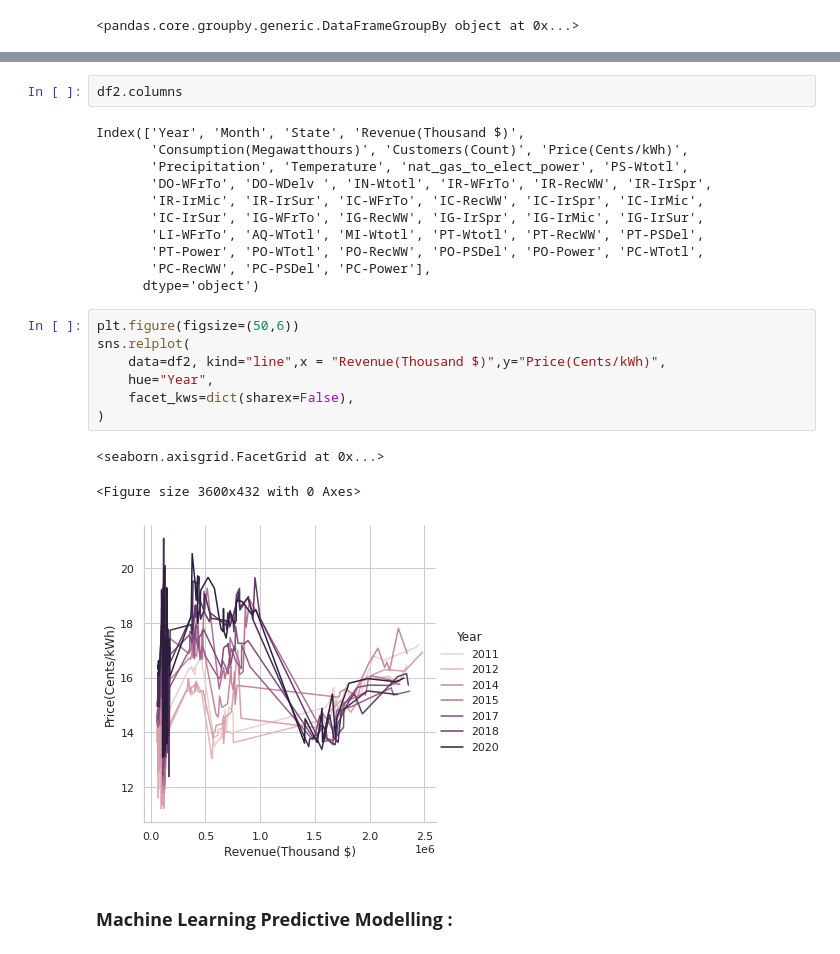
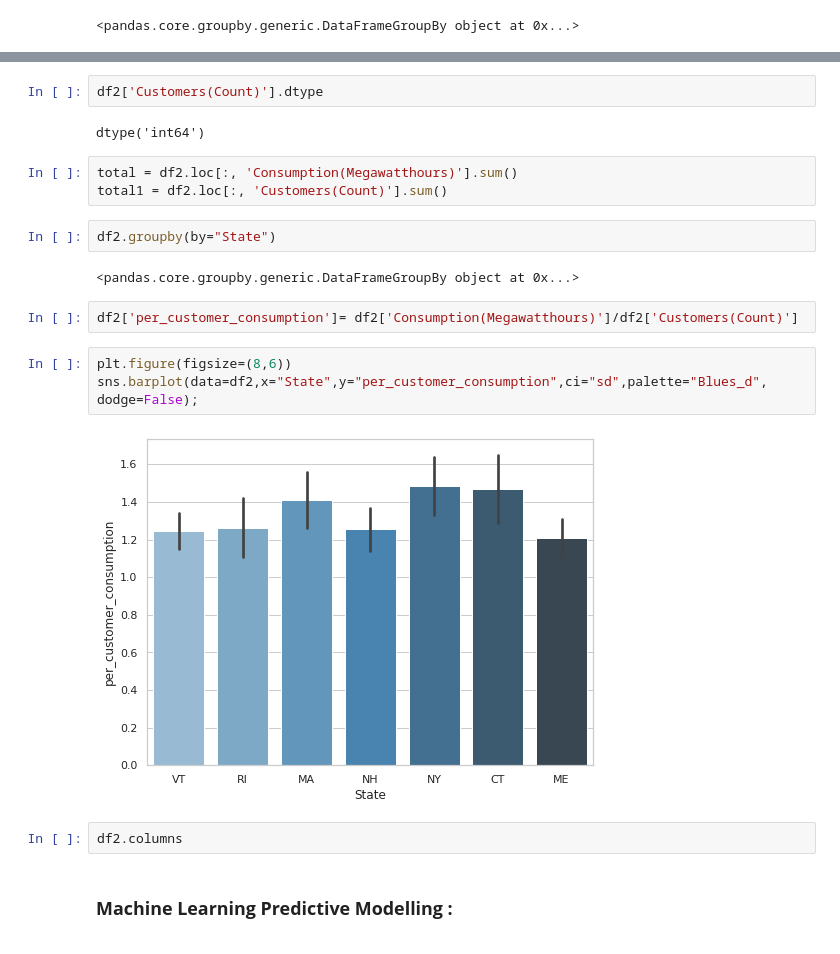
Before and after one commit to chinarbu/BU_NIDIS_TeamA1_Capstone, a Jupyter notebook: NIDIS_Energy_TeamA1.ipynb, the cells around one changed output, grey strips where cells are left out. Drawn from its saved outputs; the diff is of its cells as text.

```diff
--- a/NIDIS_Energy_TeamA1.ipynb
+++ b/NIDIS_Energy_TeamA1.ipynb
@@ -286,27 +206,23 @@ fig.show()
+# %%
+df2['Customers(Count)'].dtype
+# %% [output]
+dtype('int64')
+# %%
+total = df2.loc[:, 'Consumption(Megawatthours)'].sum()
+total1 = df2.loc[:, 'Customers(Count)'].sum()
+# %%
+df2.groupby(by="State")
+# %% [output]
+<pandas.core.groupby.generic.DataFrameGroupBy object at 0x...>
+# %%
+df2['per_customer_consumption']= df2['Consumption(Megawatthours)']/df2['Customers(Count)']
+# %%
+plt.figure(figsize=(8,6))
+sns.barplot(data=df2,x="State",y="per_customer_consumption",ci="sd",palette="Blues_d", dodge=False);
+# %% [output]
+[figure, added]
 # %%
 df2.columns
-# %% [output]
-Index(['Year', 'Month', 'State', 'Revenue(Thousand $)',
-       'Consumption(Megawatthours)', 'Customers(Count)', 'Price(Cents/kWh)',
-       'Precipitation', 'Temperature', 'nat_gas_to_elect_power', 'PS-Wtotl',
-       'DO-WFrTo', 'DO-WDelv ', 'IN-Wtotl', 'IR-WFrTo', 'IR-RecWW', 'IR-IrSpr',
-       'IR-IrMic', 'IR-IrSur', 'IC-WFrTo', 'IC-RecWW', 'IC-IrSpr', 'IC-IrMic',
-       'IC-IrSur', 'IG-WFrTo', 'IG-RecWW', 'IG-IrSpr', 'IG-IrMic', 'IG-IrSur',
-       'LI-WFrTo', 'AQ-WTotl', 'MI-Wtotl', 'PT-Wtotl', 'PT-RecWW', 'PT-PSDel',
-       'PT-Power', 'PO-WTotl', 'PO-RecWW', 'PO-PSDel', 'PO-Power', 'PC-WTotl',
-       'PC-RecWW', 'PC-PSDel', 'PC-Power'],
-      dtype='object')
-# %%
-plt.figure(figsize=(50,6))
-sns.relplot(
-    data=df2, kind="line",x = "Revenue(Thousand $)",y="Price(Cents/kWh)",
-    hue="Year",
-    facet_kws=dict(sharex=False),
-)
-# %% [output]
-<seaborn.axisgrid.FacetGrid at 0x...>
-<Figure size 3600x432 with 0 Axes>
-[figure, removed]
 # %% [markdown]
 ### **Machine Learning Predictive Modelling :**
 # %% [markdown]
```
Also changed, not shown: parts of 47 cells of this notebook.
